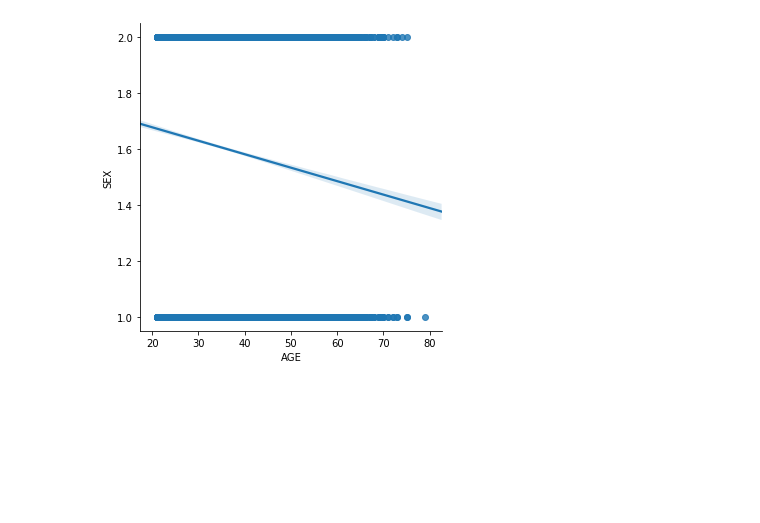
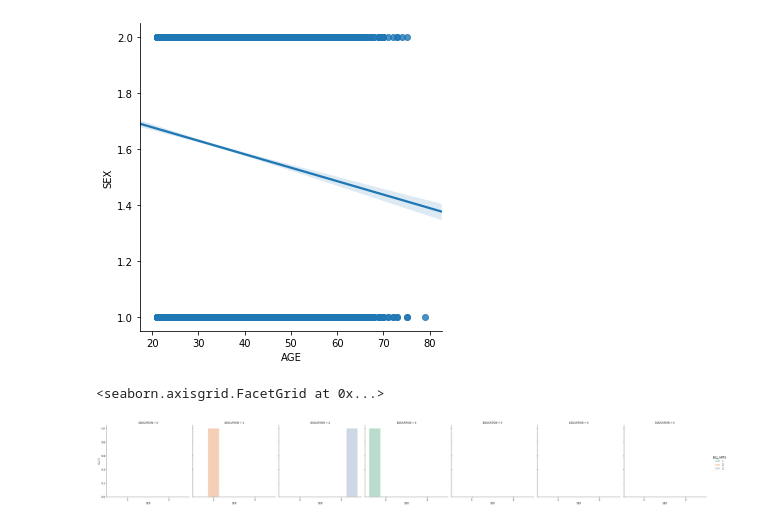
Before and after one commit to ariasrodriguezdaniel/Data_Analytics-Big_Data, a Jupyter notebook: Task 5.2/Task 5.2.ipynb, the cells around one changed output. Saved outputs shown, nothing was run; the diff lists cells and outputs as text; code cells hidden in the pictures; blank space fills up the shorter version.

```diff
--- a/Task 5.2.ipynb
+++ b/Task 5.2/Task 5.2.ipynb
@@ -601,3 +601,9 @@ sns.lmplot('AGE', 'SEX', data=df)
 # %% [output]
 <seaborn.axisgrid.FacetGrid at 0x...>
 [figure]
+# %%
+sns.factorplot('SEX', data=df, hue='BILL_AMT5', kind='count', palette='Pastel2', hue_order=range(1,4),
+              col='EDUCATION')
+# %% [output]
+<seaborn.axisgrid.FacetGrid at 0x...>
+[figure, added]
```
Also changed, not shown: parts of 4 cells of this notebook, 3 other files.
